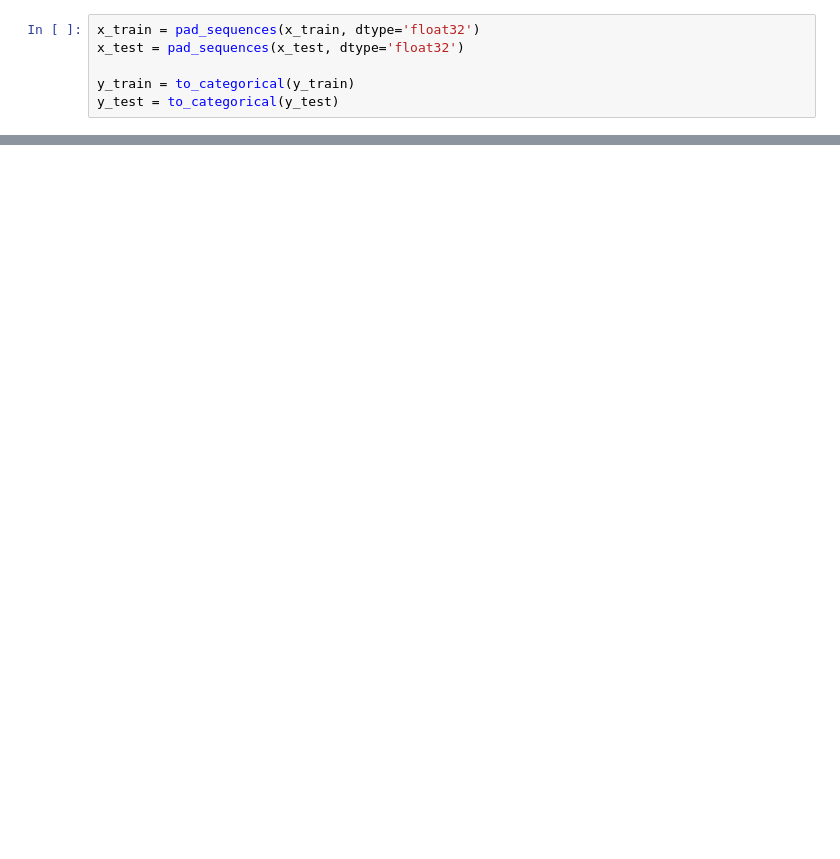
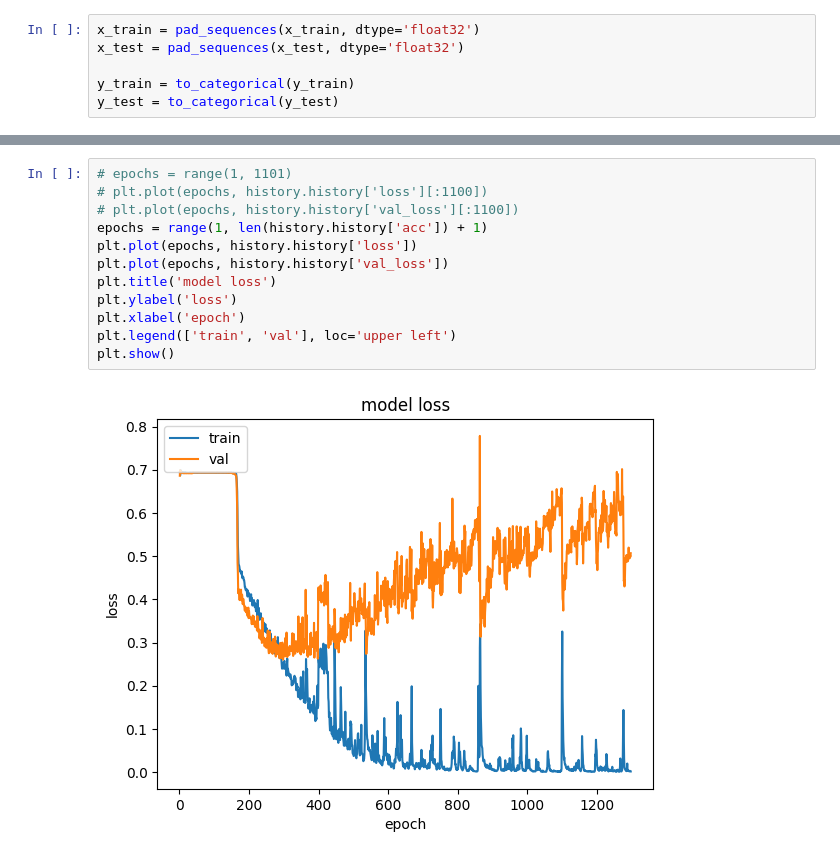
Before and after one commit to JaehyeongWang/research, a Jupyter notebook: main.ipynb, the cells around one changed output, grey strips where cells are left out. Drawn from its saved outputs; the diff is of its cells as text; blank space fills up the shorter version.

```diff
--- a/main.ipynb
+++ b/main.ipynb
@@ -178 +193,15 @@ print(y_pred)
+# %%
+# epochs = range(1, 1101)
+# plt.plot(epochs, history.history['loss'][:1100])
+# plt.plot(epochs, history.history['val_loss'][:1100])
+epochs = range(1, len(history.history['acc']) + 1)
+plt.plot(epochs, history.history['loss'])
+plt.plot(epochs, history.history['val_loss'])
+plt.title('model loss')
+plt.ylabel('loss')
+plt.xlabel('epoch')
+plt.legend(['train', 'val'], loc='upper left')
+plt.show()
+# %% [output]
+[figure, added]
 # %%
```
Also changed, not shown: parts of 10 cells of this notebook, 10 other files.
